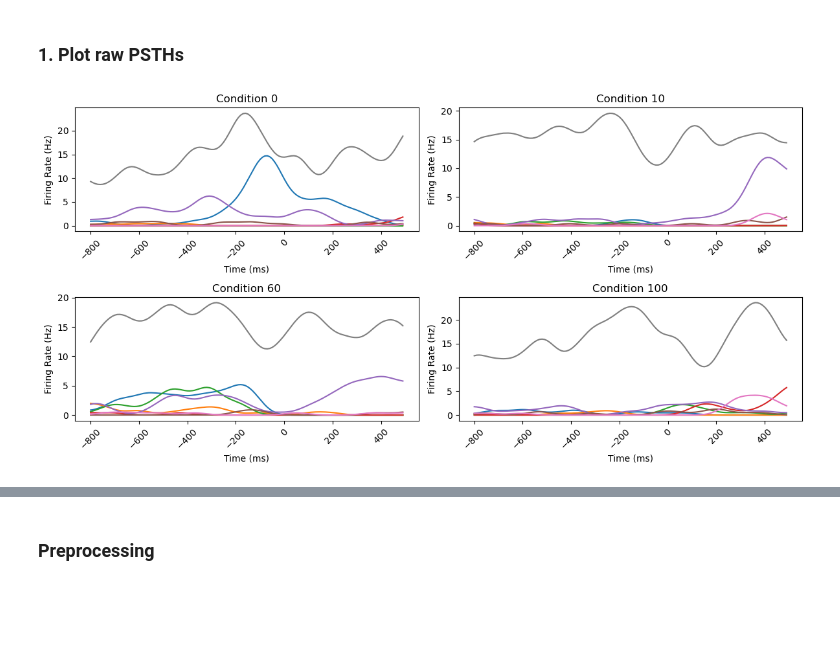
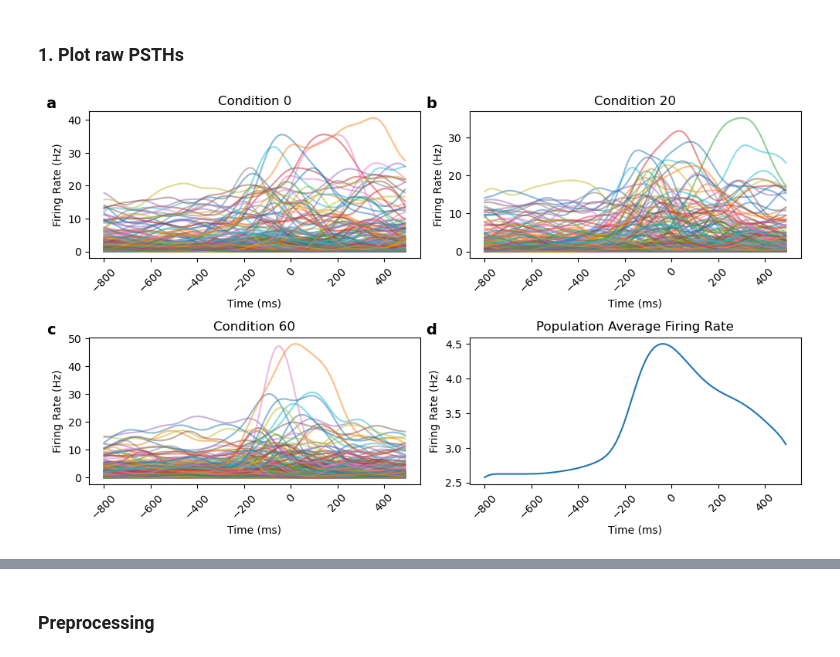
Before and after one commit to derek1909/4G10-Coursework-1, a Jupyter notebook: cw1.ipynb, the cells around one changed output, grey strips where cells are left out. Saved outputs shown, nothing was run; the diff lists cells and outputs as text; code cells hidden in the pictures; blank space fills up the shorter version.

```diff
--- a/cw1.ipynb
+++ b/cw1.ipynb
@@ -48,26 +48,42 @@ plt.show()
 # %%
 import numpy as np
 import matplotlib.pyplot as plt
 
 # Parameters
-sample_neurons = [0, 10, 20, 30, 40, 50, 80, 150]  # Indices of representative neurons
-sample_conditions = [0, 10, 60, 100]     # Indices of a few conditions
+sample_neurons = range(0,N) # Indices of representative neurons
+sample_conditions = [0, 20, 60]     # Indices of a few conditions
 
 # Plotting PSTHs for the selected neurons and conditions
-plt.figure(figsize=(12, 6))
+plt.figure(figsize=(10, 6))
 
 
 for j, condition in enumerate(sample_conditions):
     plt.subplot(2, 2, j + 1)
     for i, neuron in enumerate(sample_neurons):
-        plt.plot(times, X[neuron, condition, :])
+        plt.plot(times, X[neuron, condition, :], alpha=0.5)
 
     plt.xlabel("Time (ms)")
     plt.ylabel("Firing Rate (Hz)")
     plt.title(f"Condition {condition}")
     plt.xticks(rotation=45)
+    # Add subplot label (a, b, c)
+    plt.text(-0.1, 1.1, chr(97 + j), transform=plt.gca().transAxes,
+             fontsize=14, fontweight='bold', va='top', ha='right')
+
 
 plt.tight_layout()
+
+plt.subplot(2, 2, 4)
+plt.plot(times, X.mean(axis=(0,1)))
+
+plt.xlabel("Time (ms)")
+plt.ylabel("Firing Rate (Hz)")
+plt.title(f"Population Average Firing Rate")
+plt.xticks(rotation=45)
+
+plt.text(-0.1, 1.1, 'd', transform=plt.gca().transAxes,
+         fontsize=14, fontweight='bold', va='top', ha='right')
+
 plt.show()
 # %% [output]
-[figure, old version]
+[figure, new version]
```
Also changed, not shown: parts of 6 cells of this notebook, 3 other files.
